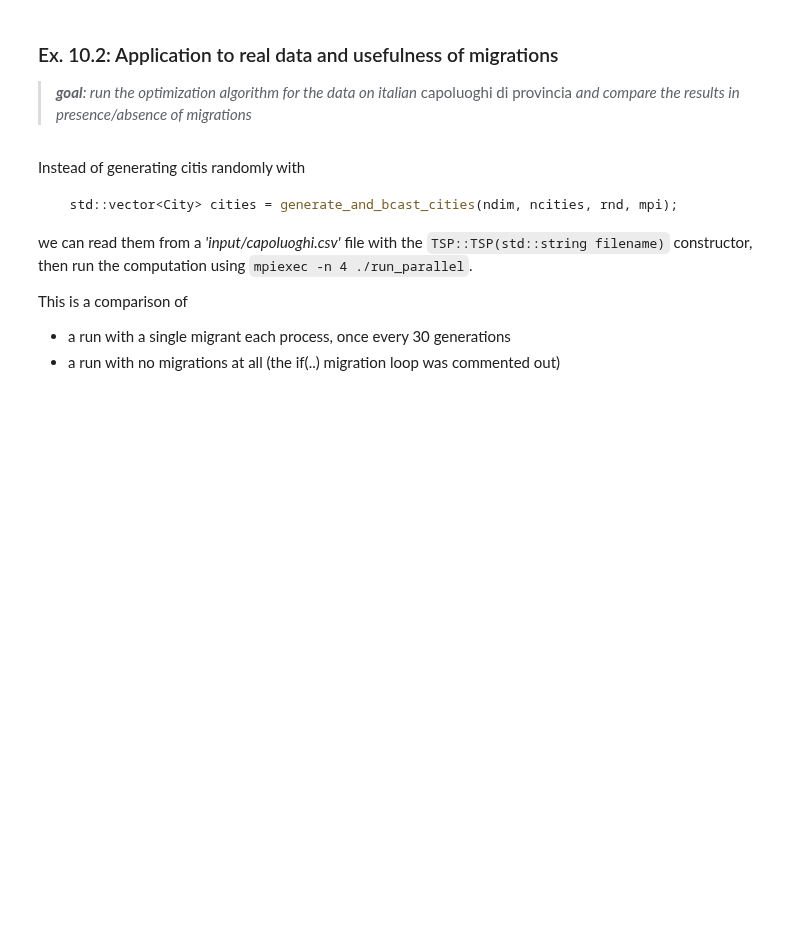
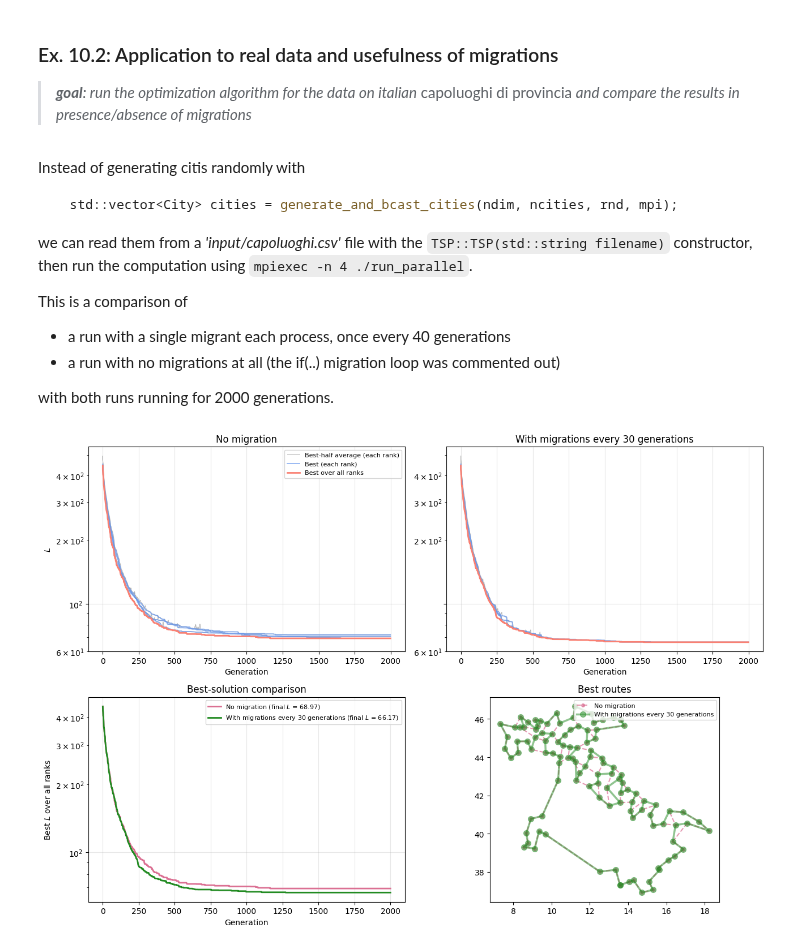
Before and after one commit to daaario/numerical_simulation_laboratory, a Jupyter notebook: 10_parallel_computing.ipynb, the cells around one changed output. Drawn from its saved outputs; the diff is of its cells as text; code cells hidden in the pictures; blank space fills up the shorter version.

Commit message:
Finished solution and plots of ex10.

```diff
--- a/10_parallel_computing.ipynb
+++ b/10_parallel_computing.ipynb
@@ -169,5 +169,74 @@ Instead of generating citis randomly with
 we can read them from a *'input/capoluoghi.csv'* file with the `TSP::TSP(std::string filename)` constructor, then run the computation using `mpiexec -n 4 ./run_parallel`.
 
 This is a comparison of
-- a run with a single migrant each process, once every 30 generations
+- a run with a single migrant each process, once every 40 generations
 - a run with no migrations at all (the if(..) migration loop was commented out)
+
+with both runs running for 2000 generations.
+# %%
+import numpy as np
+import pandas as pd
+import matplotlib.pyplot as plt
+
+base = "sim_results/tsp_genetic_parallel"
+n_ranks = 4
+modes = {"no_migr": "No migration",
+         "migr":    "With migrations every 30 generations"}
+colors = {"no_migr": "palevioletred", "migr": "forestgreen"}
+
+# load histories once
+hist = {m: [pd.read_csv(f"{base}/{m}/history_rank_{k}.log") for k in range(n_ranks)]
+        for m in modes}
+overall_best = {m: np.min([h["BEST"].values for h in hist[m]], axis=0) for m in modes}
+
+fig = plt.figure(figsize=(13, 9))
+gs = fig.add_gridspec(2, 2)
+
+# ---- Row 1: per-mode fitness curves ----
+ax_top = [fig.add_subplot(gs[0, 0]), fig.add_subplot(gs[0, 1])]
+ax_top[1].sharey(ax_top[0])
+for ax, (m, label) in zip(ax_top, modes.items()):
+    for k, h in enumerate(hist[m]):
+        ax.plot(h["GEN"], h["BEST_HALF_AVG"], color="0.7", lw=0.7,
+                label="Best-half average (each rank)" if k == 0 else None)
+    for k, h in enumerate(hist[m]):
+        ax.plot(h["GEN"], h["BEST"], color="cornflowerblue", lw=1.3, alpha=0.7,
+                label="Best (each rank)" if k == 0 else None)
+    ax.plot(hist[m][0]["GEN"], overall_best[m], color="salmon", lw=2.0,
+            label="Best over all ranks")
+    ax.set_title(label)
+    ax.set_xlabel("Generation")
+    ax.set_yscale("log")
+    ax.grid(alpha=0.3)
+ax_top[0].set_ylabel("$L$")
+ax_top[1].tick_params(labelleft=False)
+ax_top[0].legend(fontsize=8)
+
+# ---- Row 2 left: best-vs-best comparison ----
+ax_cmp = fig.add_subplot(gs[1, 0])
+for m, label in modes.items():
+    ax_cmp.plot(overall_best[m], color=colors[m], lw=2,
+                label=f"{label} (final $L$ = {overall_best[m][-1]:.4g})")
+ax_cmp.set_xlabel("Generation")
+ax_cmp.set_ylabel("Best $L$ over all ranks")
+ax_cmp.set_yscale("log")
+ax_cmp.set_title("Best-solution comparison")
+ax_cmp.grid(alpha=0.3)
+ax_cmp.legend(fontsize=8)
+
+# ---- Row 2 right: both best routes on the same plot ----
+ax_route = fig.add_subplot(gs[1, 1])
+styles = {"no_migr": dict(ls="--", lw=1.5, alpha=0.7, ms=4),
+          "migr":    dict(ls="-", lw=2.5, alpha=0.5, ms=7)}
+for m, label in modes.items():
+    xy = np.loadtxt(f"{base}/{m}/best_all_ranks.log", delimiter=",")
+    xy = np.vstack([xy, xy[0]])          # close the loop
+    ax_route.plot(xy[:, 0], xy[:, 1], marker="o", color=colors[m],
+                  label=label, **styles[m])
+ax_route.set_aspect("equal")
+ax_route.set_title("Best routes")
+ax_route.legend(fontsize=8)
+
+plt.tight_layout()
+# %% [output]
+[figure, added]
```
Also changed, not shown: parts of 1 cell of this notebook, 15 other files.
